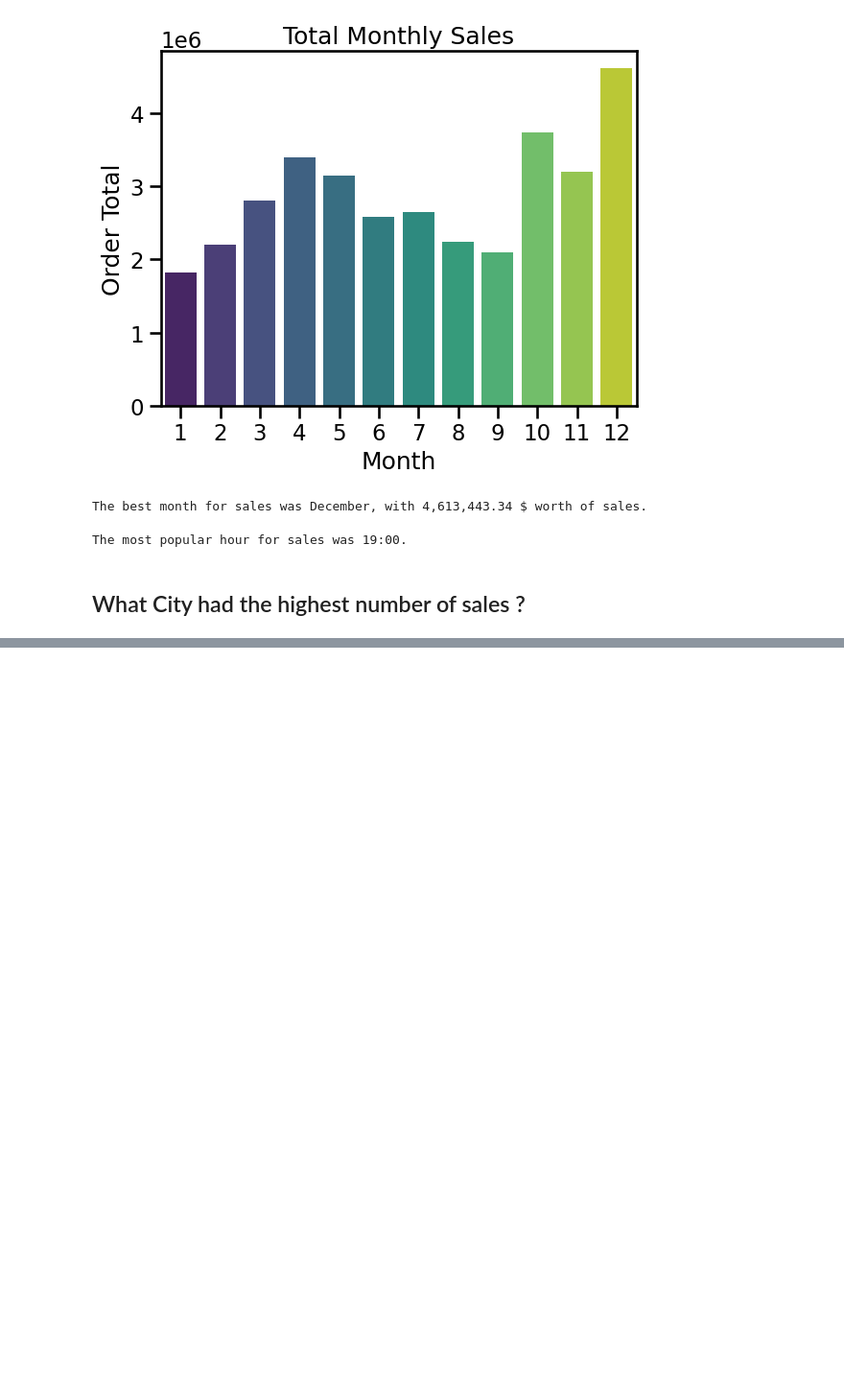
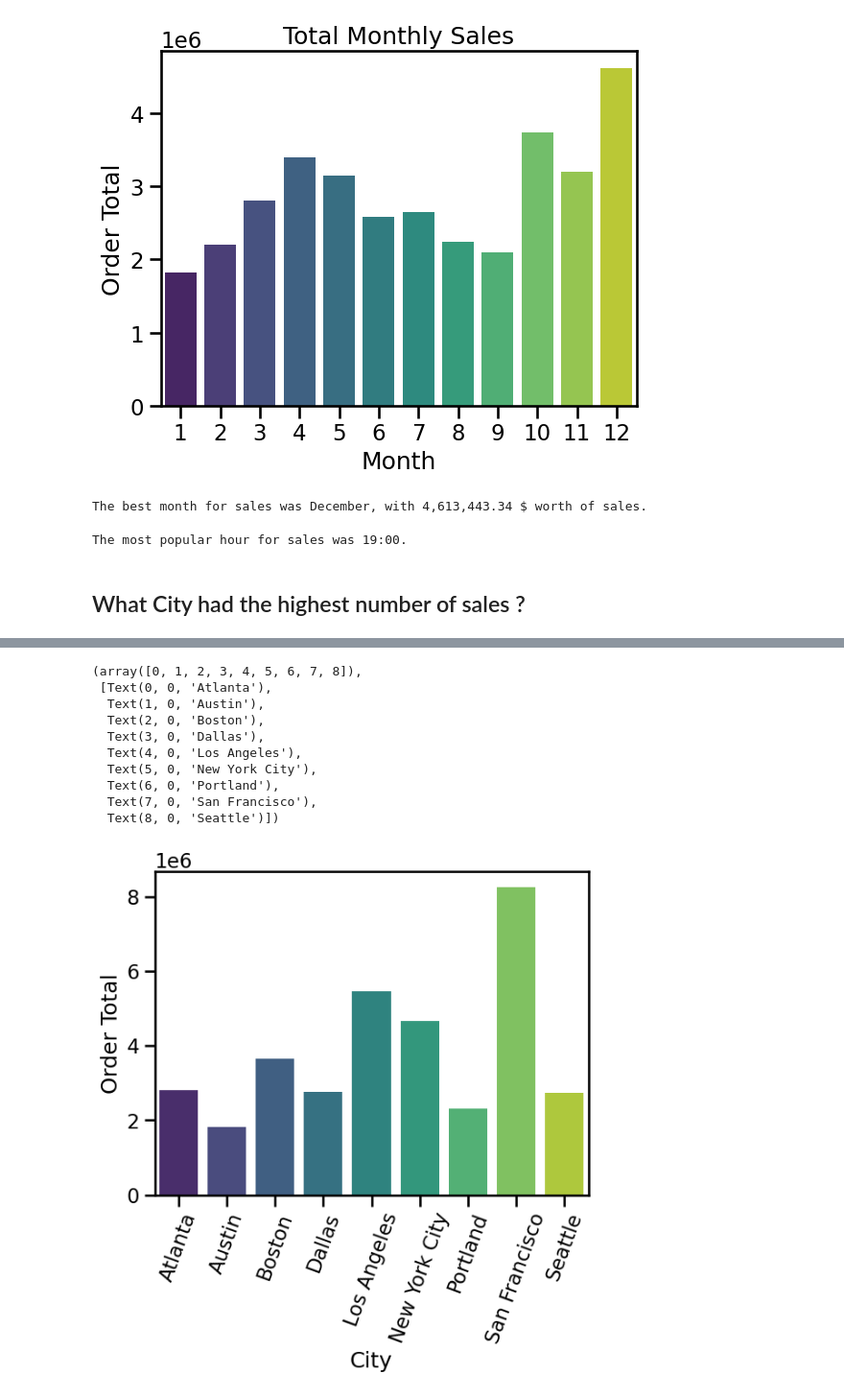
Before and after one commit to web-Nuo/Pandas-Data-Science-Tasks, a Jupyter notebook: my_version.ipynb, the cells around one changed output, grey strips where cells are left out. Shown at 96% size. Drawn from its saved outputs; the diff is of its cells as text; code cells hidden in the pictures; blank space fills up the shorter version.

Commit message:
add task 2 "highest sales by city"
* learned why string methods didn't work at first (always add .str before method)

```diff
--- a/my_version.ipynb
+++ b/my_version.ipynb
@@ -184,3 +184,8 @@ The best month for sales was December, with 4,613,443.34 $ worth of sales.
 The most popular hour for sales was 19:00.
 # %% [markdown]
 ## What City had the highest number of sales ?
+# %%
+# be sure to add .str in front of every string method or it won't work
+
+data['City'] = data['Purchase Address'].str.split(',').str[1].str.strip()
+data.head()
@@ -186,0 +200,4 @@ The most popular hour for sales was 19:00.
+# %%
+sales_by_city = data.groupby(['City']).sum(numeric_only=True)
+
+sales_by_city
@@ -186,0 +216,15 @@ The most popular hour for sales was 19:00.
+# %%
+sns.barplot(sales_by_city, x=sales_by_city.index, y='Order Total', palette="viridis")
+plt.xticks(rotation=70)
+# %% [output]
+(array([0, 1, 2, 3, 4, 5, 6, 7, 8]),
+ [Text(0, 0, 'Atlanta'),
+  Text(1, 0, 'Austin'),
+  Text(2, 0, 'Boston'),
+  Text(3, 0, 'Dallas'),
+  Text(4, 0, 'Los Angeles'),
+  Text(5, 0, 'New York City'),
+  Text(6, 0, 'Portland'),
+  Text(7, 0, 'San Francisco'),
+  Text(8, 0, 'Seattle')])
+[figure, added]
```
Also changed, not shown: parts of 2 cells of this notebook.
